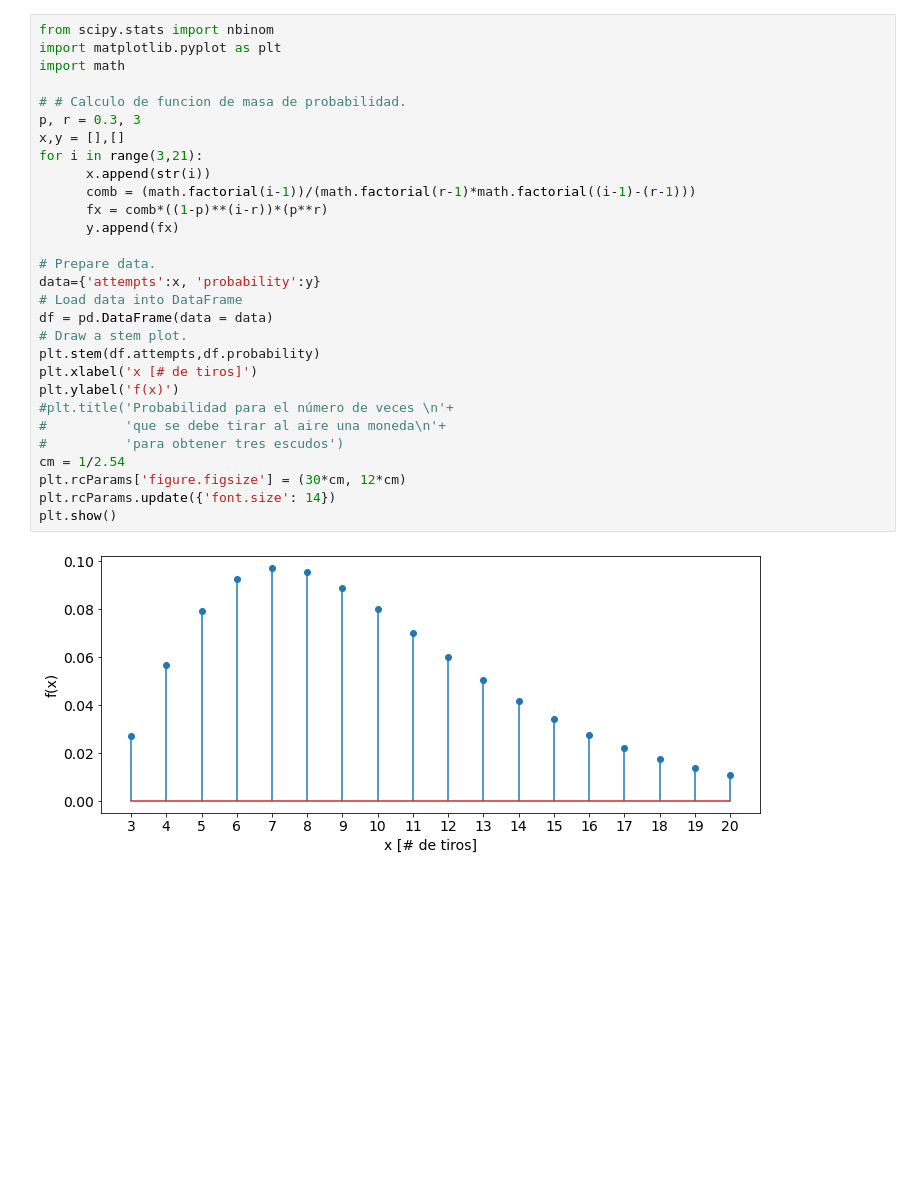
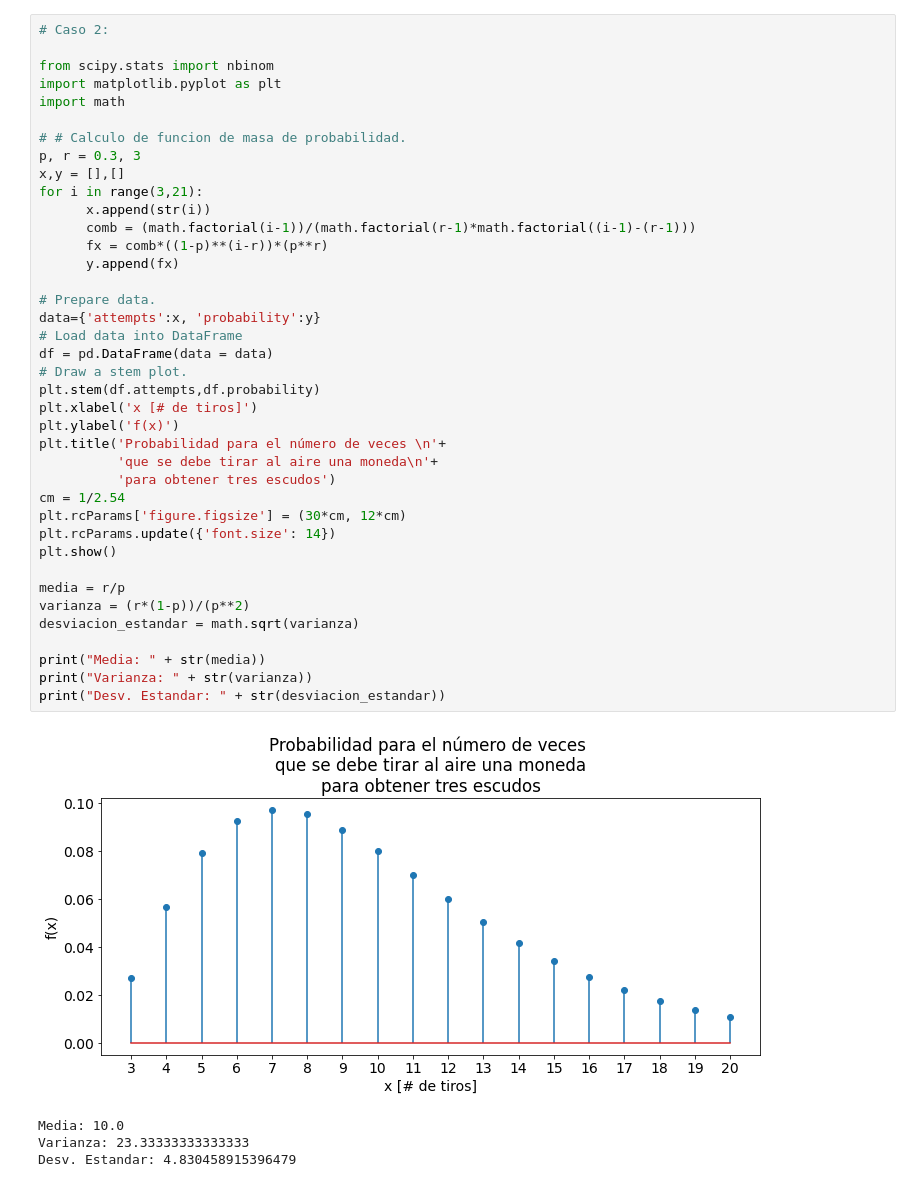
Before and after one commit to FlowsyCurls/2022_PROBABILIDAD_TAREA2, a Jupyter notebook: main.ipynb, the cells around one changed output. Drawn from its saved outputs; the diff is of its cells as text; blank space fills up the shorter version.

```diff
--- a/main.ipynb
+++ b/main.ipynb
@@ -30,31 +43,44 @@ plt.show()
 # %%
+# Caso 2:
+
 from scipy.stats import nbinom
 import matplotlib.pyplot as plt
 import math
 
 # # Calculo de funcion de masa de probabilidad.
 p, r = 0.3, 3
 x,y = [],[]
 for i in range(3,21):
       x.append(str(i))
       comb = (math.factorial(i-1))/(math.factorial(r-1)*math.factorial((i-1)-(r-1)))
       fx = comb*((1-p)**(i-r))*(p**r)
       y.append(fx)
 
 # Prepare data.
 data={'attempts':x, 'probability':y}
 # Load data into DataFrame
 df = pd.DataFrame(data = data)
 # Draw a stem plot.
 plt.stem(df.attempts,df.probability)
 plt.xlabel('x [# de tiros]')
 plt.ylabel('f(x)')
-#plt.title('Probabilidad para el número de veces \n'+
-#          'que se debe tirar al aire una moneda\n'+
-#          'para obtener tres escudos')
+plt.title('Probabilidad para el número de veces \n'+
+          'que se debe tirar al aire una moneda\n'+
+          'para obtener tres escudos')
 cm = 1/2.54
 plt.rcParams['figure.figsize'] = (30*cm, 12*cm)
 plt.rcParams.update({'font.size': 14})
 plt.show()
+
+media = r/p
+varianza = (r*(1-p))/(p**2)
+desviacion_estandar = math.sqrt(varianza)
+
+print("Media: " + str(media))
+print("Varianza: " + str(varianza))
+print("Desv. Estandar: " + str(desviacion_estandar))
 # %% [output]
-[figure, old version]
+[figure, new version]
+Media: 10.0
+Varianza: 23.33333333333333
+Desv. Estandar: 4.830458915396479
```
Also changed, not shown: parts of 3 cells of this notebook, 1 other file.
